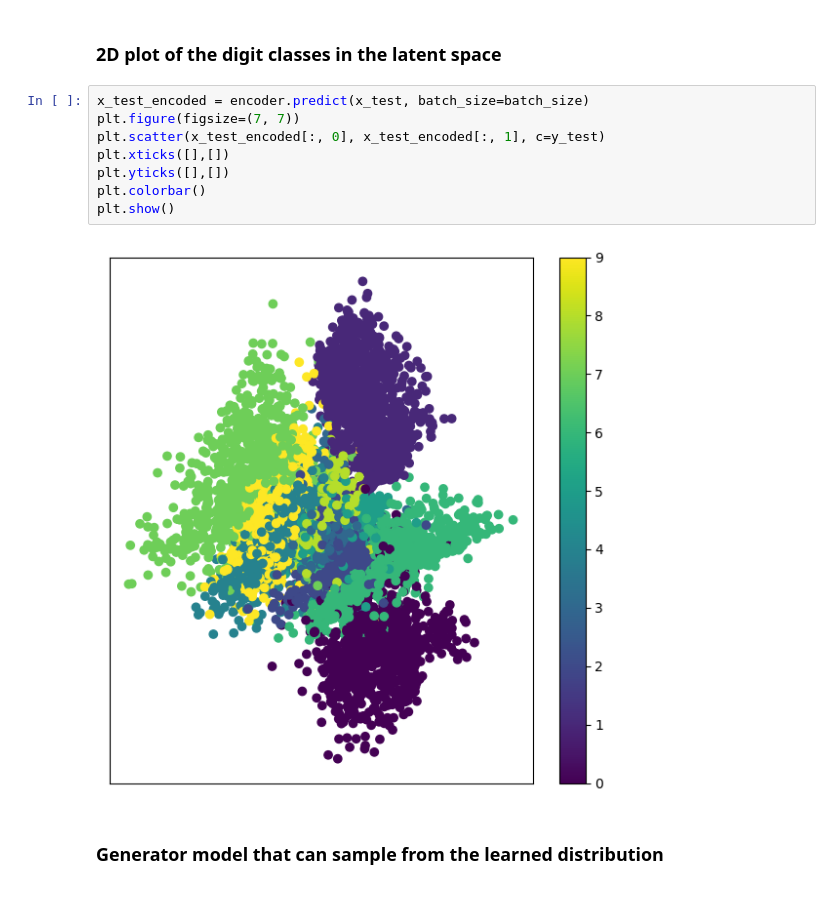
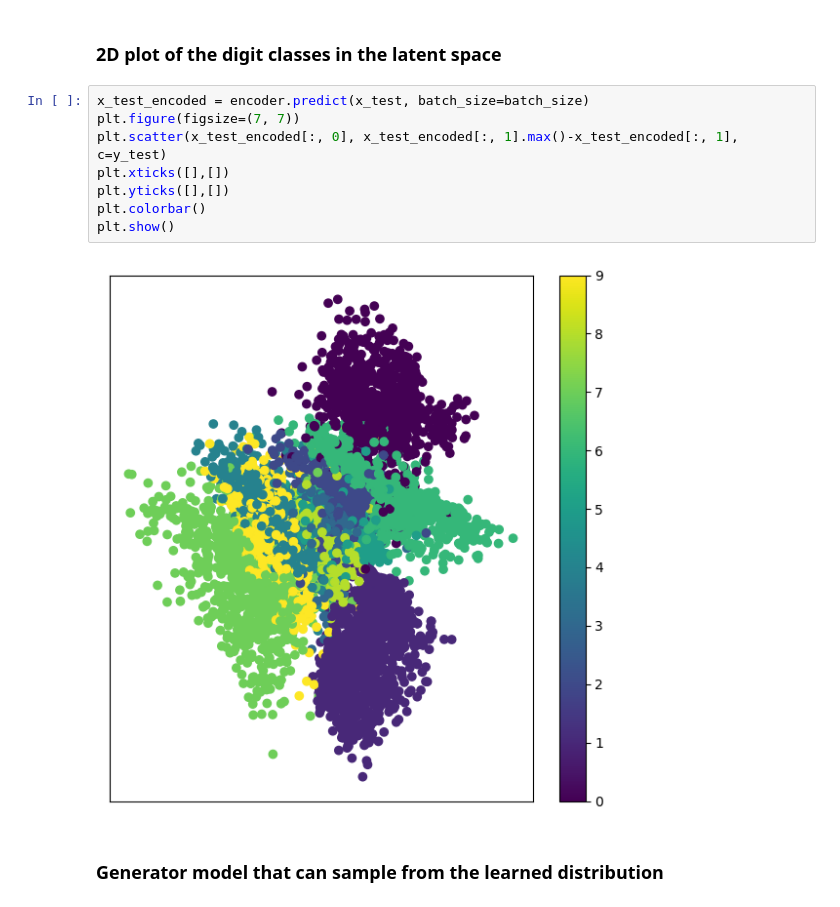
Before and after one commit to ChristopherGruber/Generative_Models, a Jupyter notebook: Variational Autoencoder.ipynb, the cells around one changed output. Saved outputs shown, nothing was run; the diff lists cells and outputs as text.

```diff
--- a/Variational Autoencoder.ipynb
+++ b/Variational Autoencoder.ipynb
@@ -130,13 +130,13 @@ encoder = Model(x, z_mean)
 # %%
 x_test_encoded = encoder.predict(x_test, batch_size=batch_size)
 plt.figure(figsize=(7, 7))
-plt.scatter(x_test_encoded[:, 0], x_test_encoded[:, 1], c=y_test)
+plt.scatter(x_test_encoded[:, 0], x_test_encoded[:, 1].max()-x_test_encoded[:, 1], c=y_test)
 plt.xticks([],[])
 plt.yticks([],[])
 plt.colorbar()
 plt.show()
 # %% [output]
-[figure, old version]
+[figure, new version]
 # %% [markdown]
 ### Generator model that can sample from the learned distribution
 # %%
```
Also changed, not shown: parts of 8 cells of this notebook, 5 other files.
